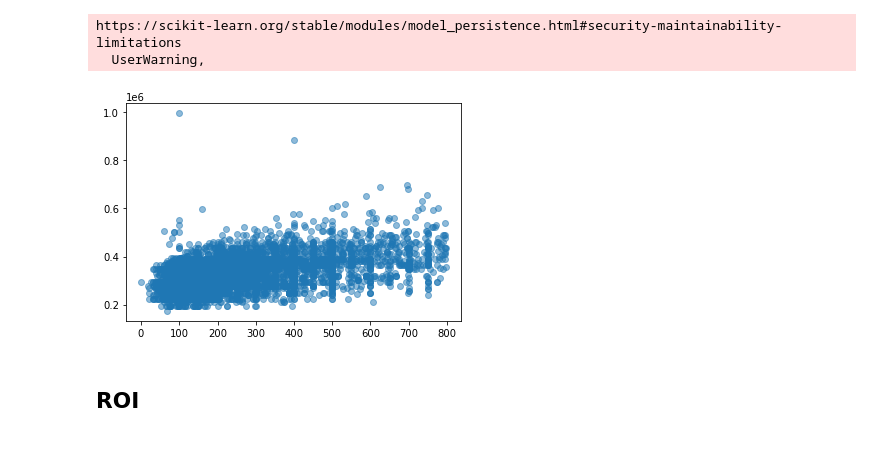
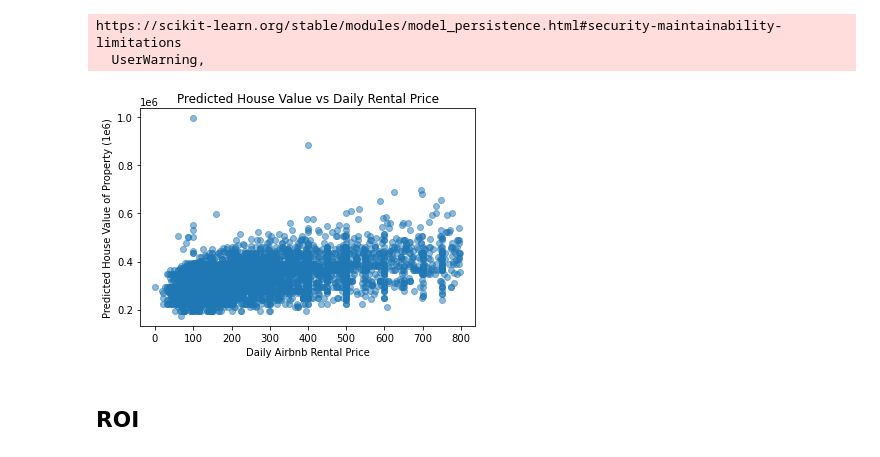
Before and after one commit to nikhil-bhargava/sta561-final-project, a Jupyter notebook: roi.ipynb, the cells around one changed output. Cells and saved outputs as stored; diff of their text form; code cells hidden in the pictures.

```diff
--- a/roi.ipynb
+++ b/roi.ipynb
@@ -203,9 +203,12 @@ house_prices = price_model.predict(predict_prices)
 df['house_price'] = house_prices
 # %%
 plt.scatter(df['price'], df['house_price'], alpha=0.5)
+plt.title('Predicted House Value vs Daily Rental Price')
+plt.ylabel('Predicted House Value of Property (1e6)')
+plt.xlabel('Daily Airbnb Rental Price')
 plt.show()
 # %% [output]
-[figure, old version]
+[figure, new version]
 # %% [markdown]
 ## ROI
 # %%
```
Also changed, not shown: parts of 6 cells of this notebook.
